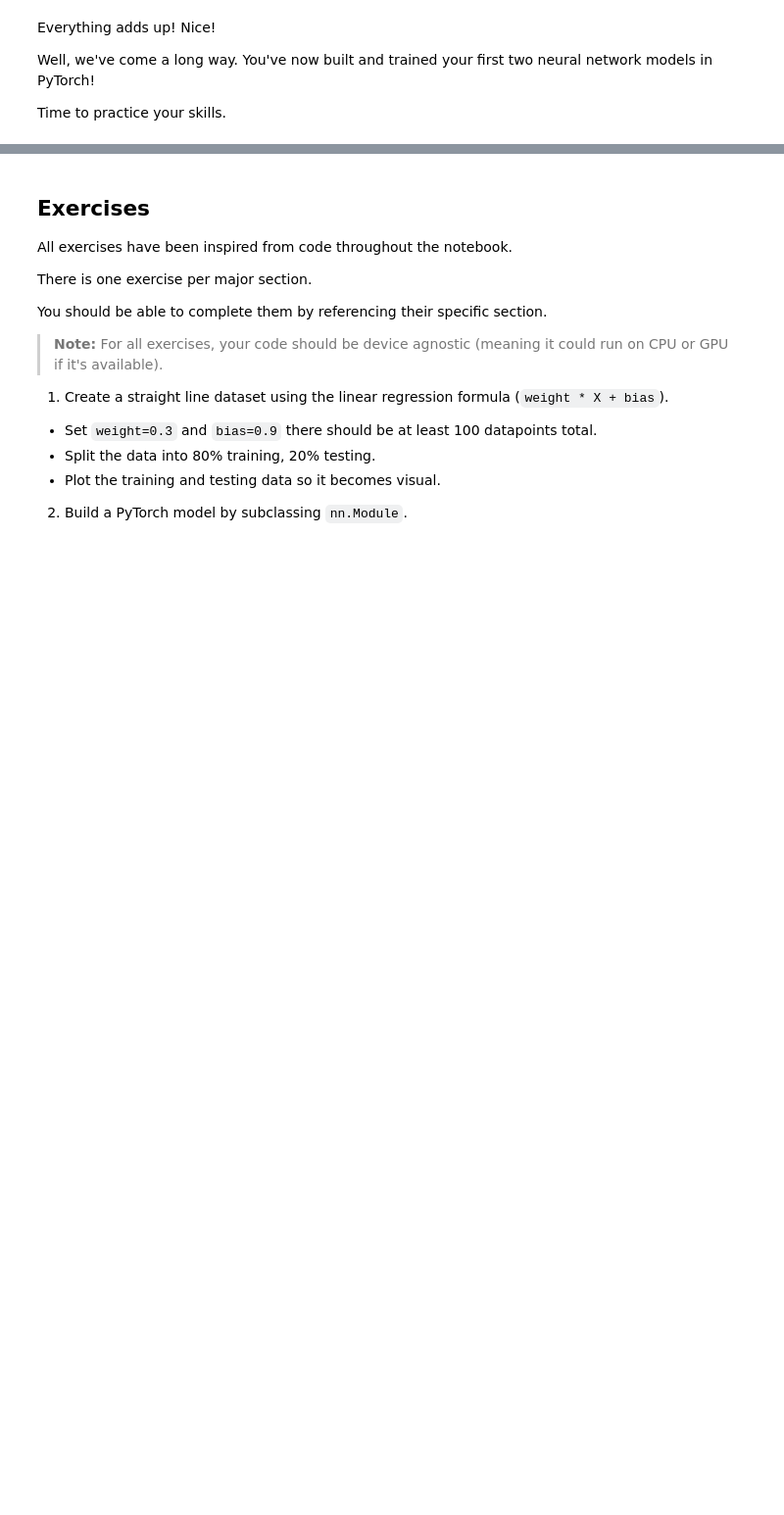
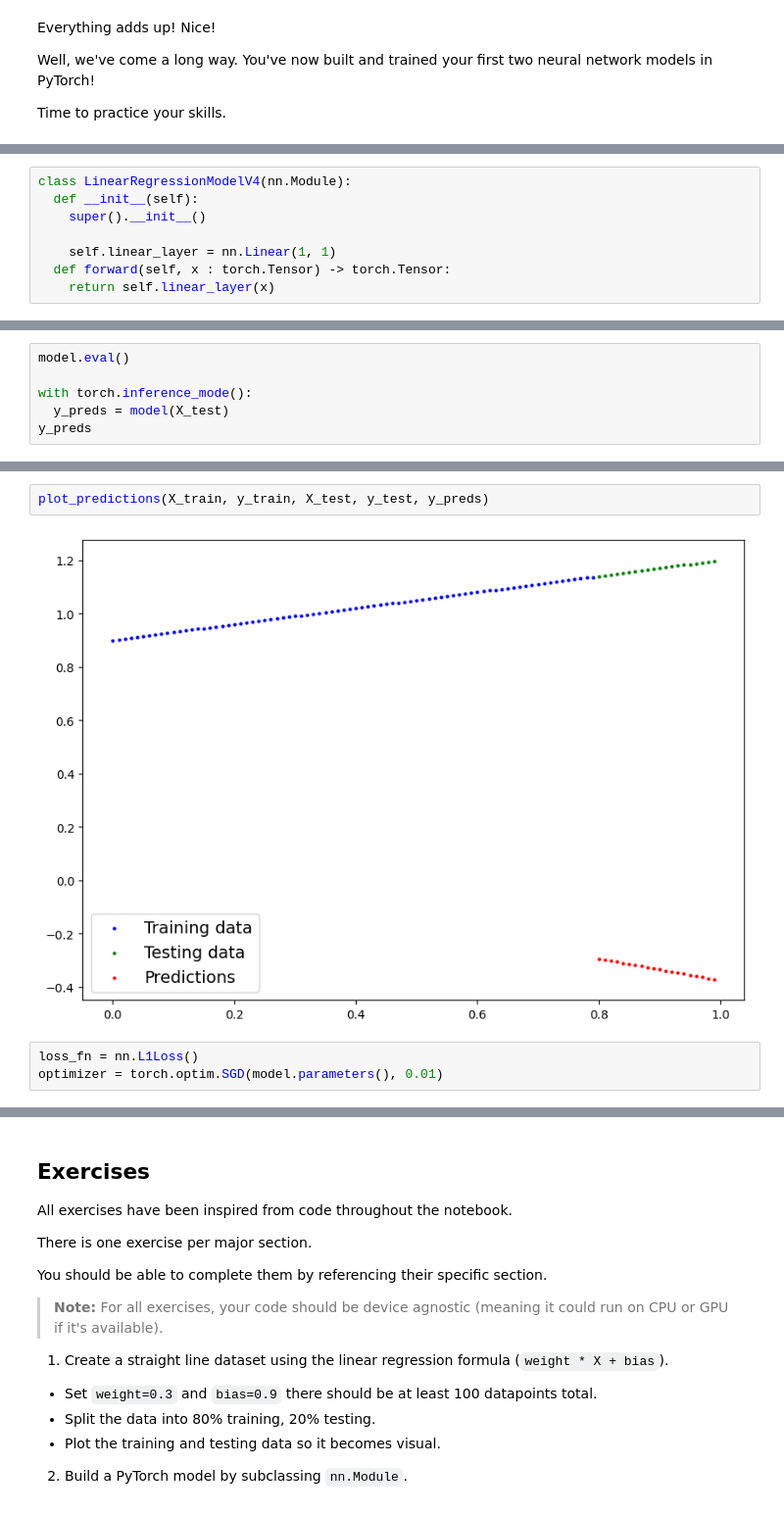
Before and after one commit to mattiscauwel/pytorch, a Jupyter notebook: 01_pytorch_workflow.ipynb, the cells around one changed output, grey strips where cells are left out. Shown at 98% size. Cells and saved outputs as stored; diff of their text form; blank space fills up the shorter version.

```diff
--- a/01_pytorch_workflow.ipynb
+++ b/01_pytorch_workflow.ipynb
@@ -1196,0 +1229,8 @@ Time to practice your skills.
+# %%
+class LinearRegressionModelV4(nn.Module):
+  def __init__(self):
+    super().__init__()
+
+    self.linear_layer = nn.Linear(1, 1)
+  def forward(self, x : torch.Tensor) -> torch.Tensor:
+    return self.linear_layer(x)
@@ -1196,0 +1247,6 @@ Time to practice your skills.
+# %%
+model.eval()
+
+with torch.inference_mode():
+  y_preds = model(X_test)
+y_preds
@@ -1196,0 +1274,7 @@ Time to practice your skills.
+# %%
+plot_predictions(X_train, y_train, X_test, y_test, y_preds)
+# %% [output]
+[figure, added]
+# %%
+loss_fn = nn.L1Loss()
+optimizer = torch.optim.SGD(model.parameters(), 0.01)
```
Also changed, not shown: parts of 21 cells of this notebook.
